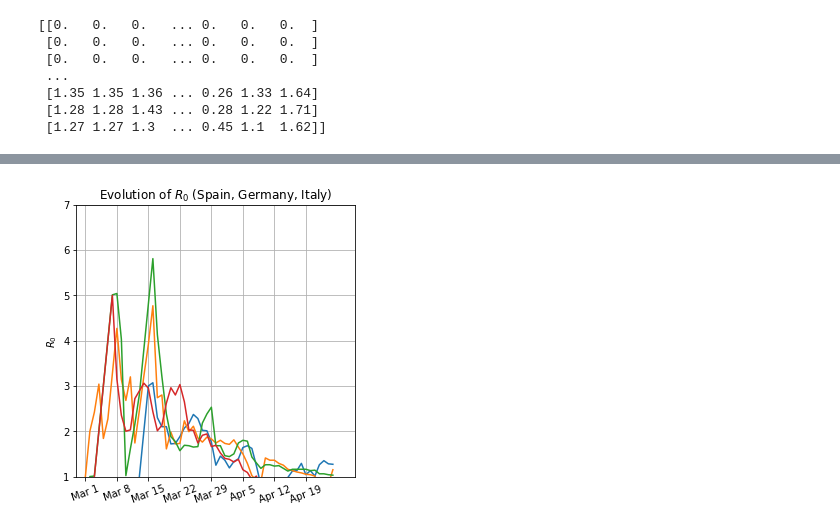
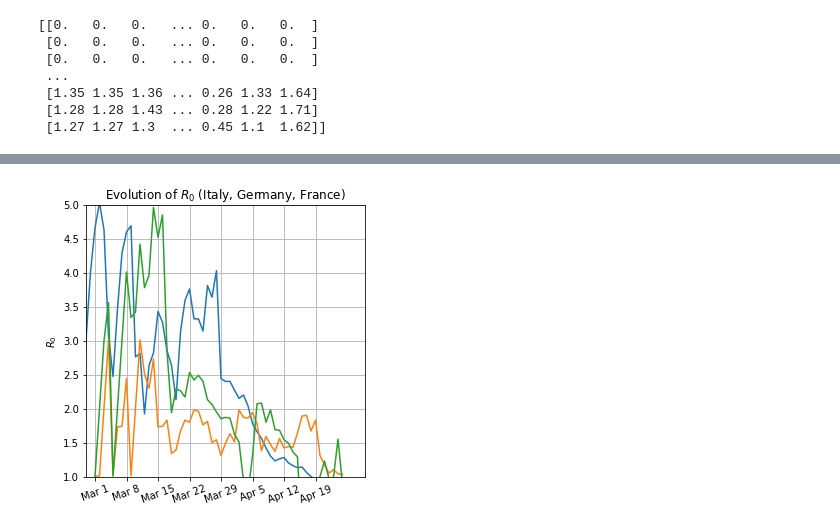
Before and after one commit to vincnardelli/covid19-italia, a Jupyter notebook: internazionale/R0_estimator_countries_allinone.py.ipynb, the cells around one changed output, grey strips where cells are left out. Drawn from its saved outputs; the diff is of its cells as text; code cells hidden in the pictures.

```diff
--- a/internazionale/R0_estimator_countries_allinone.py.ipynb
+++ b/internazionale/R0_estimator_countries_allinone.py.ipynb
@@ -595,17 +630,17 @@ print(r0_countries_imp.tail())
 [5 rows x 48 columns]
 # %%
 plt.figure(figsize=(5,5))
-plt.plot(r0_countries_imp['Armenia'])
-plt.plot(r0_countries_imp['Hungary'])
-plt.plot(r0_countries_imp['Finland'])
-plt.plot(r0_countries_imp['Ireland'])
+plt.plot(r0_countries_imp['Italy'])
+plt.plot(r0_countries_imp['Germany'])
+plt.plot(r0_countries_imp['France'])
+#plt.plot(r0_countries_imp['Ireland'])
 plt.xticks(np.arange(0-(time_window-5),90,7),['Jan 26','Jan 2','Feb 9','Feb 16','Feb 23','Mar 1','Mar 8', 'Mar 15', 'Mar 22', 'Mar 29', 'Apr 5', 'Apr 12', 'Apr 19'],rotation=20)
 plt.xlim(33,today)
 plt.ylabel('$R_0$')
-plt.ylim(1,7)
+plt.ylim(1,5)
 plt.grid()
-plt.title('Evolution of $R_0$ (Spain, Germany, Italy)')
-#plt.savefig('output_countries/r0-evo_Spain.png',dpi=300)
+plt.title('Evolution of $R_0$ (Italy, Germany, France)')
+#plt.savefig('output_countries/r0-evo_Italy.png',dpi=300)
 plt.show()
 # %% [output]
-[figure, old version]
+[figure, new version]
```
Also changed, not shown: parts of 10 cells of this notebook, 1 other file.
